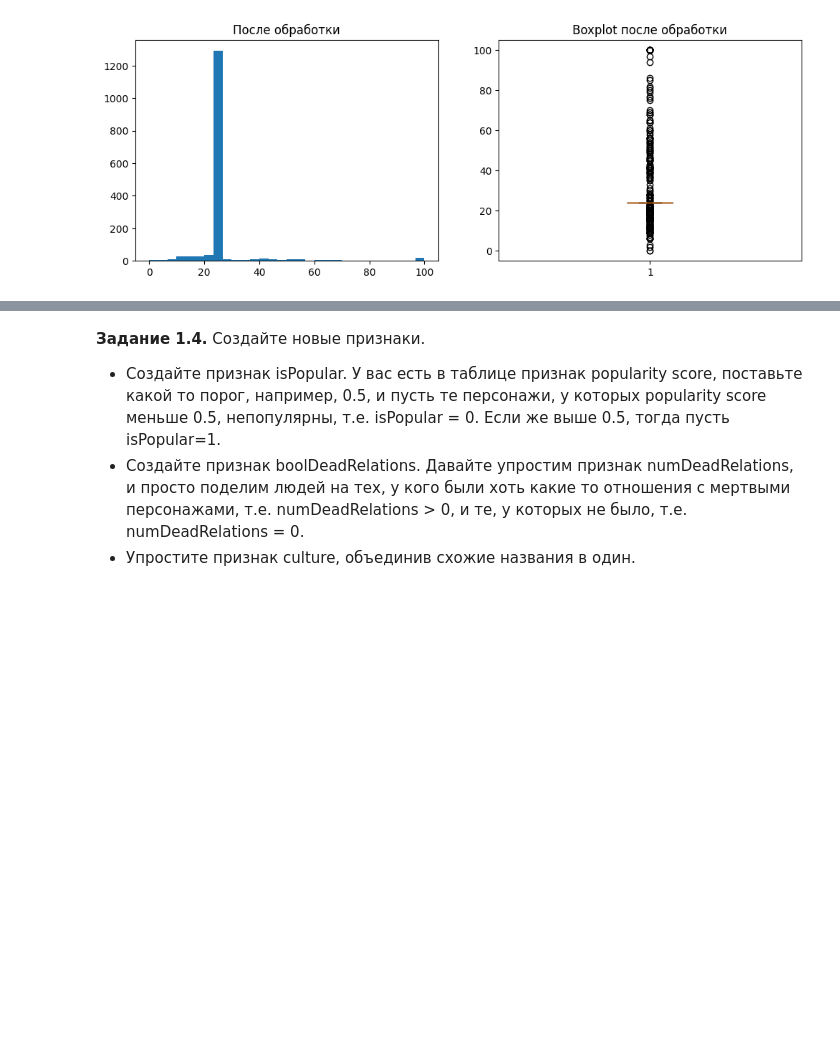
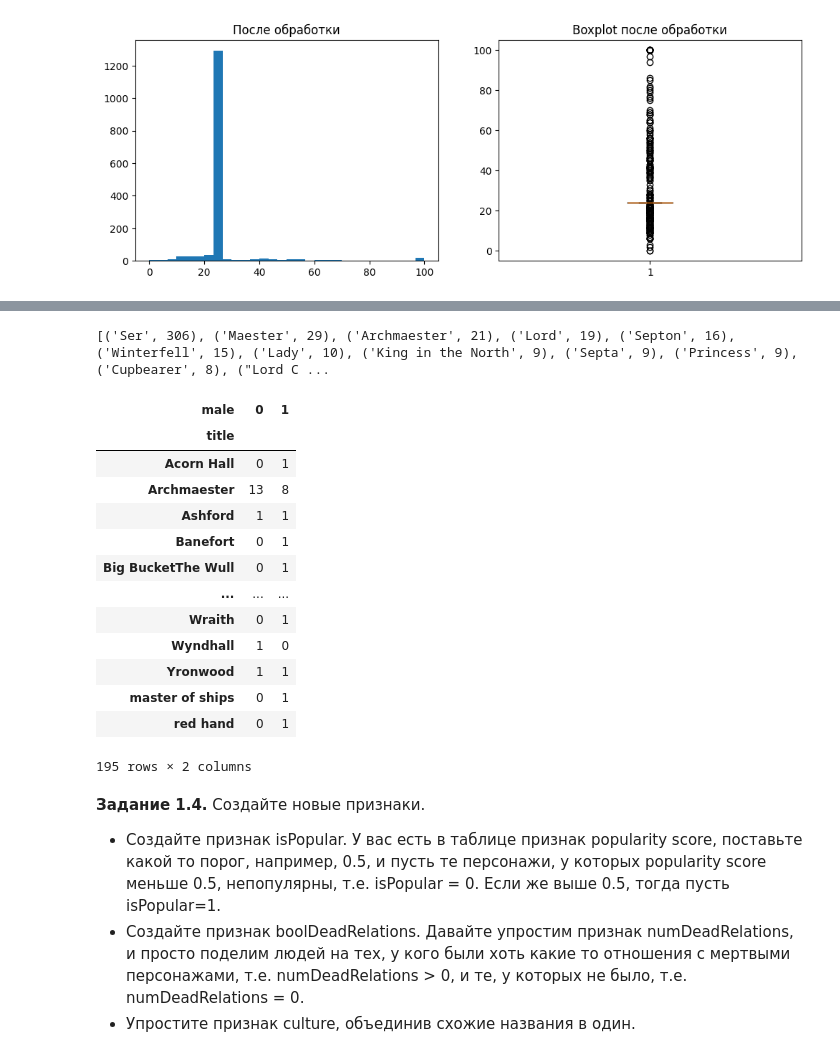
Before and after one commit to episode16/Py, a Jupyter notebook: DLS_mipt/game_of_thrones_hw1/hw_1_game_of_thrones_ipynb.ipynb, the cells around one changed output, grey strips where cells are left out. Drawn from its saved outputs; the diff is of its cells as text; code cells hidden in the pictures; blank space fills up the shorter version.

```diff
--- a/DLS_mipt/game_of_thrones_hw1/hw_1_game_of_thrones_ipynb.ipynb
+++ b/DLS_mipt/game_of_thrones_hw1/hw_1_game_of_thrones_ipynb.ipynb
@@ -348,3 +338,23 @@ df.loc[(df.male == 1) & (df.title == 'Ser')]
+# %%
+print(list(df['title'].value_counts().items()))
+
+pd.crosstab(df['title'], df['male'])
+# %% [output]
+[('Ser', 306), ('Maester', 29), ('Archmaester', 21), ('Lord', 19), ('Septon', 16), ('Winterfell', 15), ('Lady', 10), ('King in the North', 9), ('Septa', 9), ('Princess', 9), ('Cupbearer', 8), ("Lord C ...
+| male | 0 | 1 |
+| title |  |  |
+| Acorn Hall | 0 | 1 |
+| Archmaester | 13 | 8 |
+| Ashford | 1 | 1 |
+| Banefort | 0 | 1 |
+| Big BucketThe Wull | 0 | 1 |
+| ... | ... | ... |
+| Wraith | 0 | 1 |
+| Wyndhall | 1 | 0 |
+| Yronwood | 1 | 1 |
+| master of ships | 0 | 1 |
+| red hand | 0 | 1 |
+195 rows × 2 columns
 # %% [markdown]
 **Задание 1.4.** Создайте новые признаки.
 * Создайте признак isPopular. У вас есть в таблице признак popularity score, поставьте какой то порог, например, 0.5, и пусть те персонажи, у которых popularity score меньше 0.5, непопулярны, т.е. isPopular = 0. Если же выше 0.5, тогда пусть isPopular=1.
```
Also changed, not shown: parts of 8 cells of this notebook.
